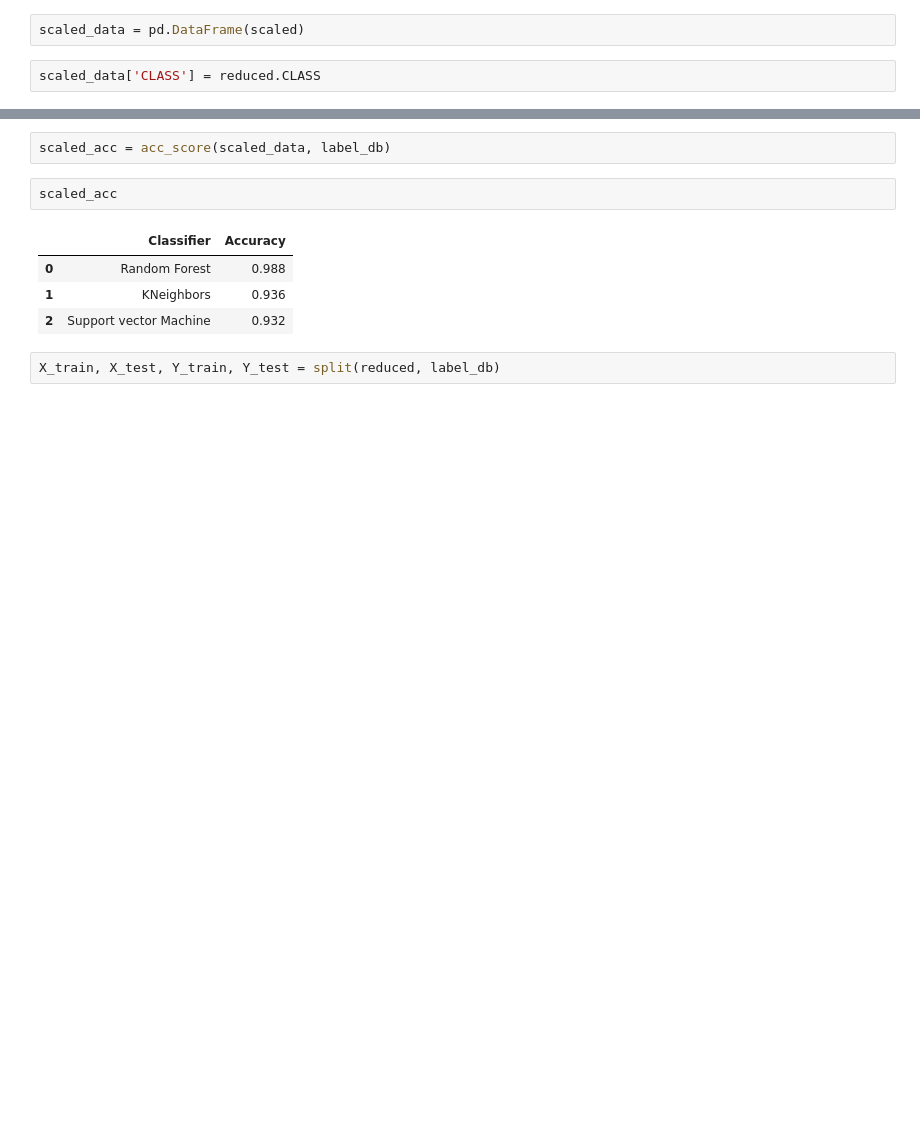
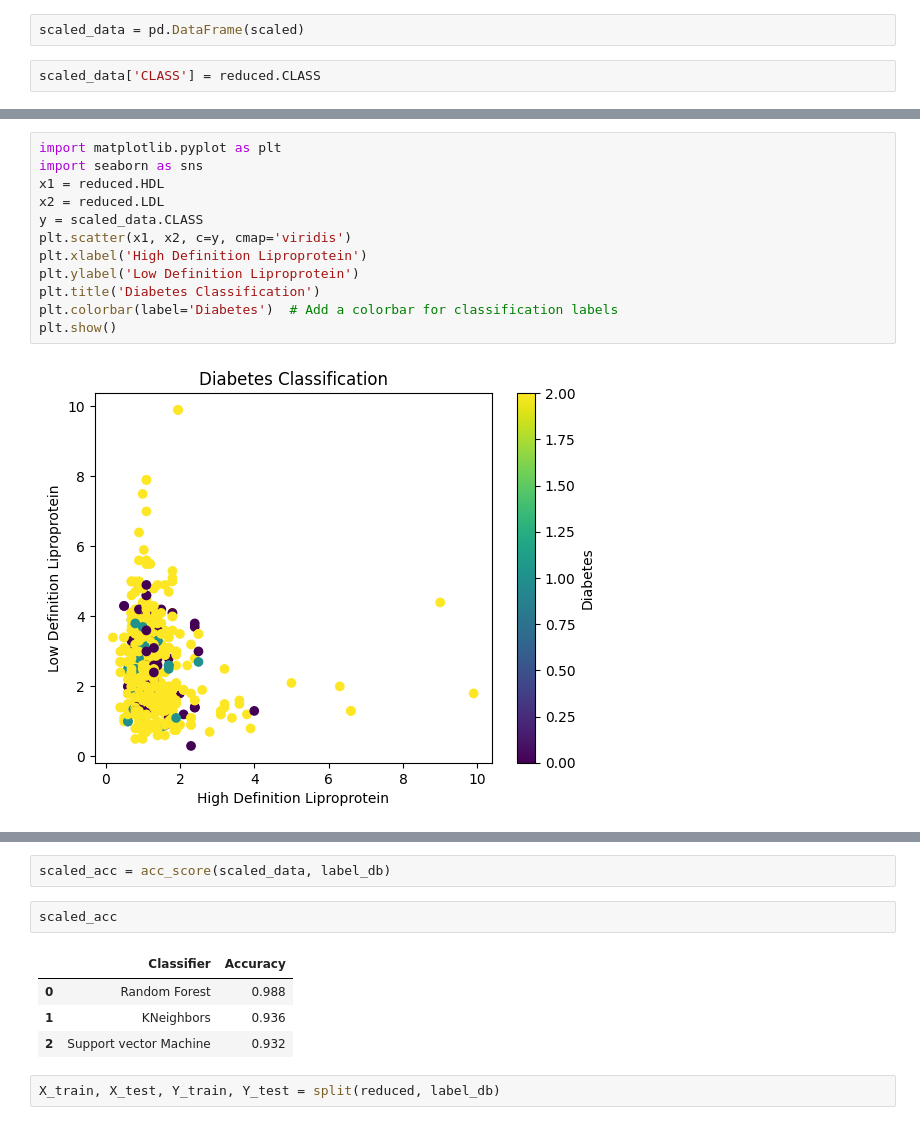
Before and after one commit to ekomation/research, a Jupyter notebook: External.ipynb, the cells around one changed output, grey strips where cells are left out. Cells and saved outputs as stored; diff of their text form; blank space fills up the shorter version.

```diff
--- a/External.ipynb
+++ b/External.ipynb
@@ -359,0 +359,14 @@ scaled_data
+# %%
+import matplotlib.pyplot as plt
+import seaborn as sns
+x1 = reduced.HDL
+x2 = reduced.LDL
+y = scaled_data.CLASS
+plt.scatter(x1, x2, c=y, cmap='viridis')
+plt.xlabel('High Definition Liproprotein')
+plt.ylabel('Low Definition Liproprotein')
+plt.title('Diabetes Classification')
+plt.colorbar(label='Diabetes')  # Add a colorbar for classification labels
+plt.show()
+# %% [output]
+[figure, added]
```
Also changed, not shown: parts of 10 cells of this notebook.
